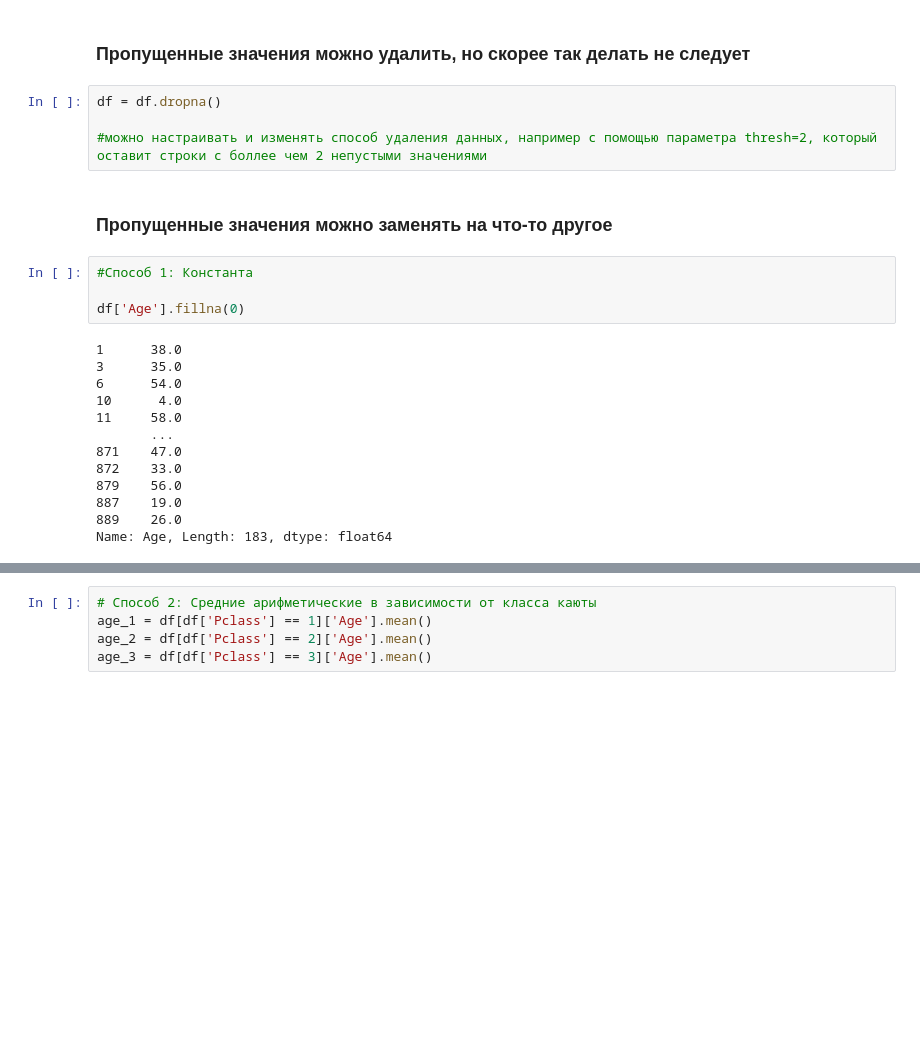
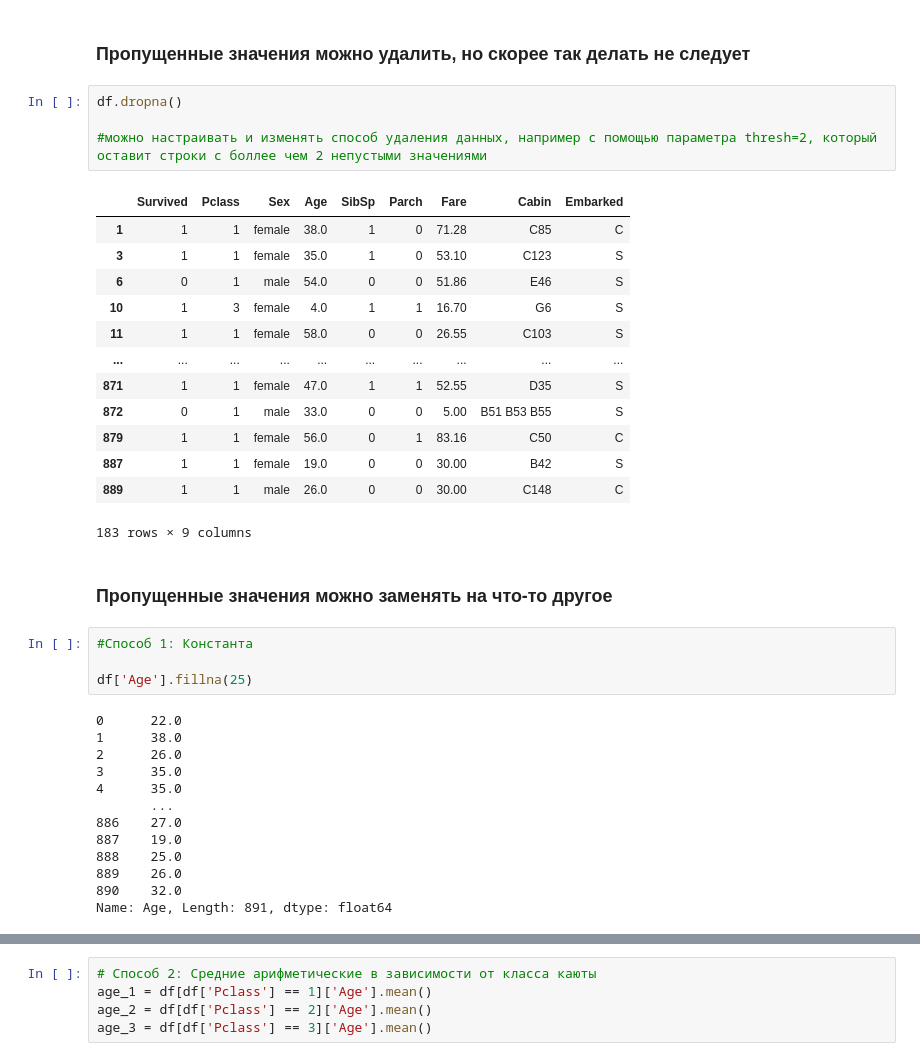
Before and after one commit to alnagaev/python_lessons, a Jupyter notebook: Очистка_данных_и_создание_новых.ipynb, the cells around one changed output, grey strips where cells are left out. Cells and saved outputs as stored; diff of their text form; blank space fills up the shorter version.

```diff
--- a/Очистка_данных_и_создание_новых.ipynb
+++ b/Очистка_данных_и_создание_новых.ipynb
@@ -82,27 +113,41 @@ Nan = not a number
 # %% [markdown]
 ### Пропущенные значения можно удалить, но скорее так делать не следует
 # %%
-df = df.dropna()
+df.dropna()
 
 #можно настраивать и изменять способ удаления данных, например с помощью параметра thresh=2, который оставит строки с боллее чем 2 непустыми значениями
+# %% [output]
+|  | Survived | Pclass | Sex | Age | SibSp | Parch | Fare | Cabin | Embarked |
+| 1 | 1 | 1 | female | 38.0 | 1 | 0 | 71.28 | C85 | C |
+| 3 | 1 | 1 | female | 35.0 | 1 | 0 | 53.10 | C123 | S |
+| 6 | 0 | 1 | male | 54.0 | 0 | 0 | 51.86 | E46 | S |
+| 10 | 1 | 3 | female | 4.0 | 1 | 1 | 16.70 | G6 | S |
+| 11 | 1 | 1 | female | 58.0 | 0 | 0 | 26.55 | C103 | S |
+| ... | ... | ... | ... | ... | ... | ... | ... | ... | ... |
+| 871 | 1 | 1 | female | 47.0 | 1 | 1 | 52.55 | D35 | S |
+| 872 | 0 | 1 | male | 33.0 | 0 | 0 | 5.00 | B51 B53 B55 | S |
+| 879 | 1 | 1 | female | 56.0 | 0 | 1 | 83.16 | C50 | C |
+| 887 | 1 | 1 | female | 19.0 | 0 | 0 | 30.00 | B42 | S |
+| 889 | 1 | 1 | male | 26.0 | 0 | 0 | 30.00 | C148 | C |
+183 rows × 9 columns
 # %% [markdown]
 ### Пропущенные значения можно заменять на что-то другое
 # %%
 #Способ 1: Константа
 
-df['Age'].fillna(0)
+df['Age'].fillna(25)
 # %% [output]
+0      22.0
 1      38.0
+2      26.0
 3      35.0
-6      54.0
-10      4.0
-11     58.0
+4      35.0
        ...
-871    47.0
-872    33.0
-879    56.0
+886    27.0
 887    19.0
+888    25.0
 889    26.0
-Name: Age, Length: 183, dtype: float64
+890    32.0
+Name: Age, Length: 891, dtype: float64
 # %%
 # Способ 2: Средние арифметические
```
Also changed, not shown: parts of 33 cells of this notebook.
